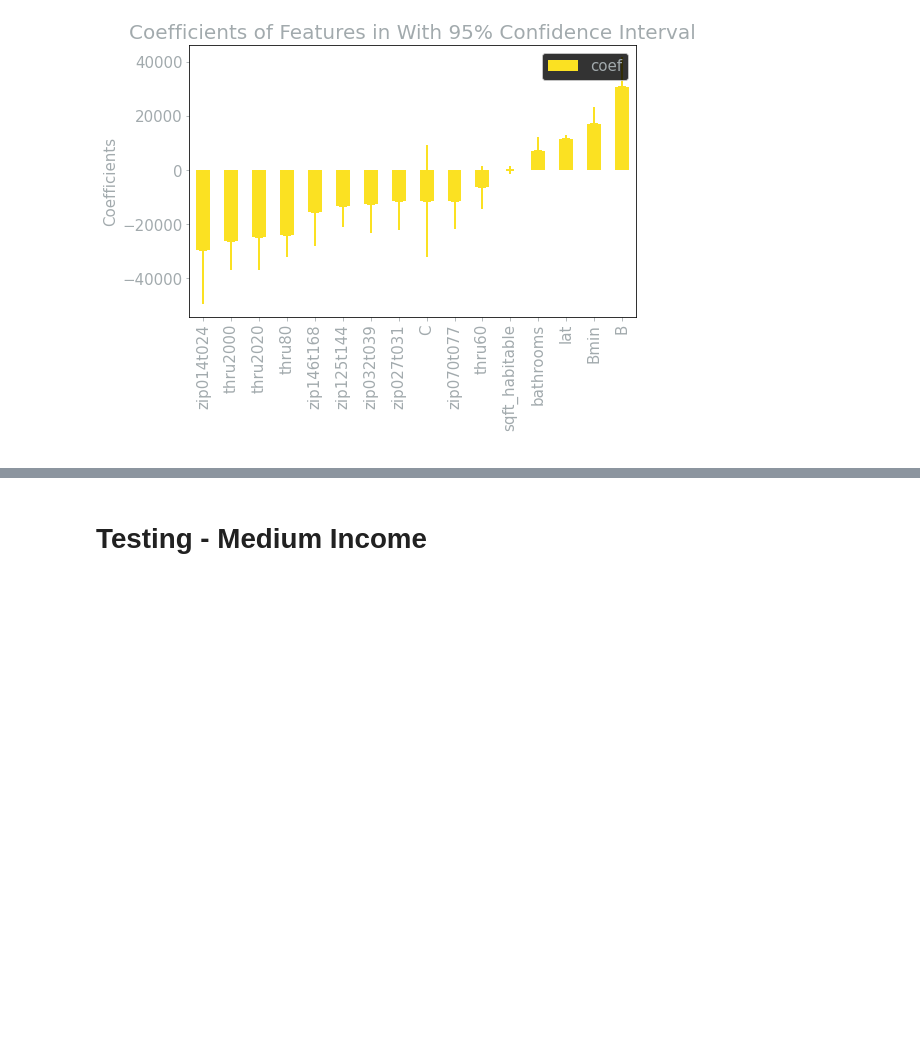
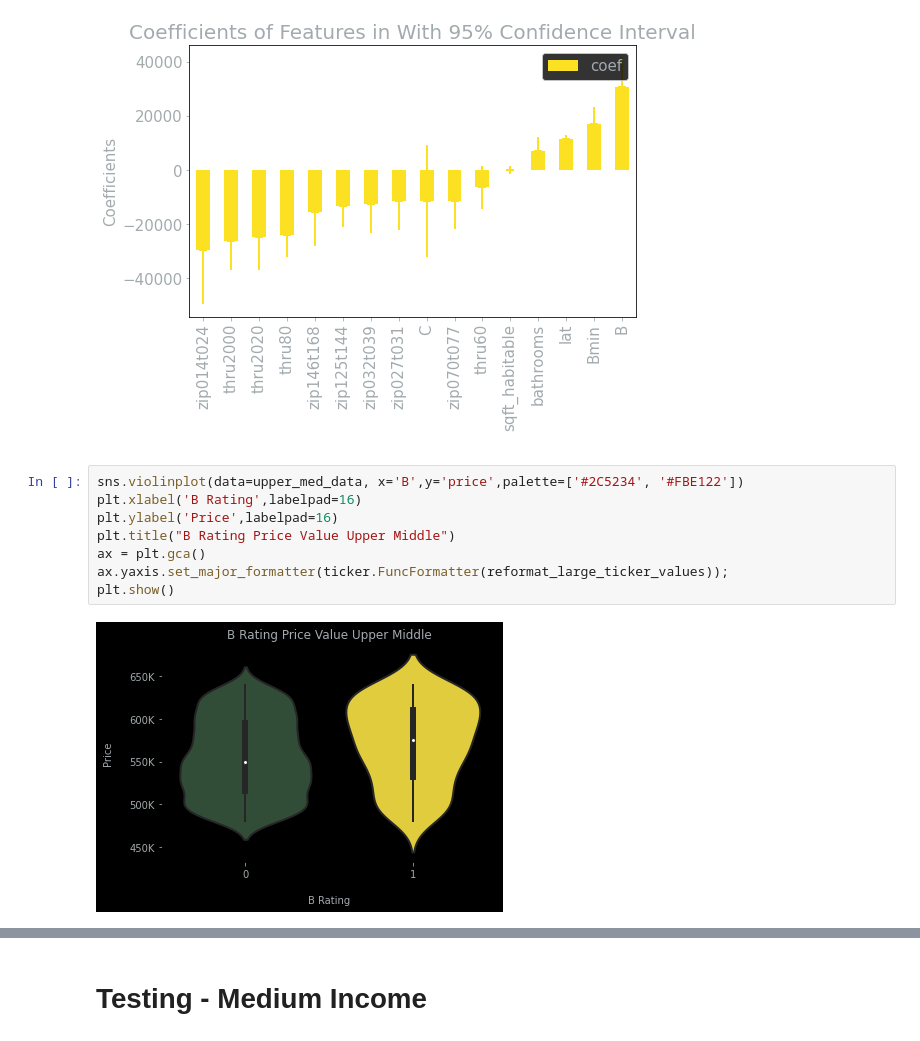
Before and after one commit to BlueViper8907/King-County-Housing-Regression, a Jupyter notebook: finalising_OSEMN.ipynb, the cells around one changed output, grey strips where cells are left out. Saved outputs shown, nothing was run; the diff lists cells and outputs as text; blank space fills up the shorter version.

```diff
--- a/finalising_OSEMN.ipynb
+++ b/finalising_OSEMN.ipynb
@@ -960,3 +1004,13 @@ Testing Error: 43552.12185914471
 plotcoef(uppmid_model)
 # %% [output]
 [figure]
+# %%
+sns.violinplot(data=upper_med_data, x='B',y='price',palette=['#2C5234', '#FBE122'])
+plt.xlabel('B Rating',labelpad=16)
+plt.ylabel('Price',labelpad=16)
+plt.title("B Rating Price Value Upper Middle")
+ax = plt.gca()
+ax.yaxis.set_major_formatter(ticker.FuncFormatter(reformat_large_ticker_values));
+plt.show()
+# %% [output]
+[figure, added]
```
Also changed, not shown: parts of 21 cells of this notebook, 2 other files.
